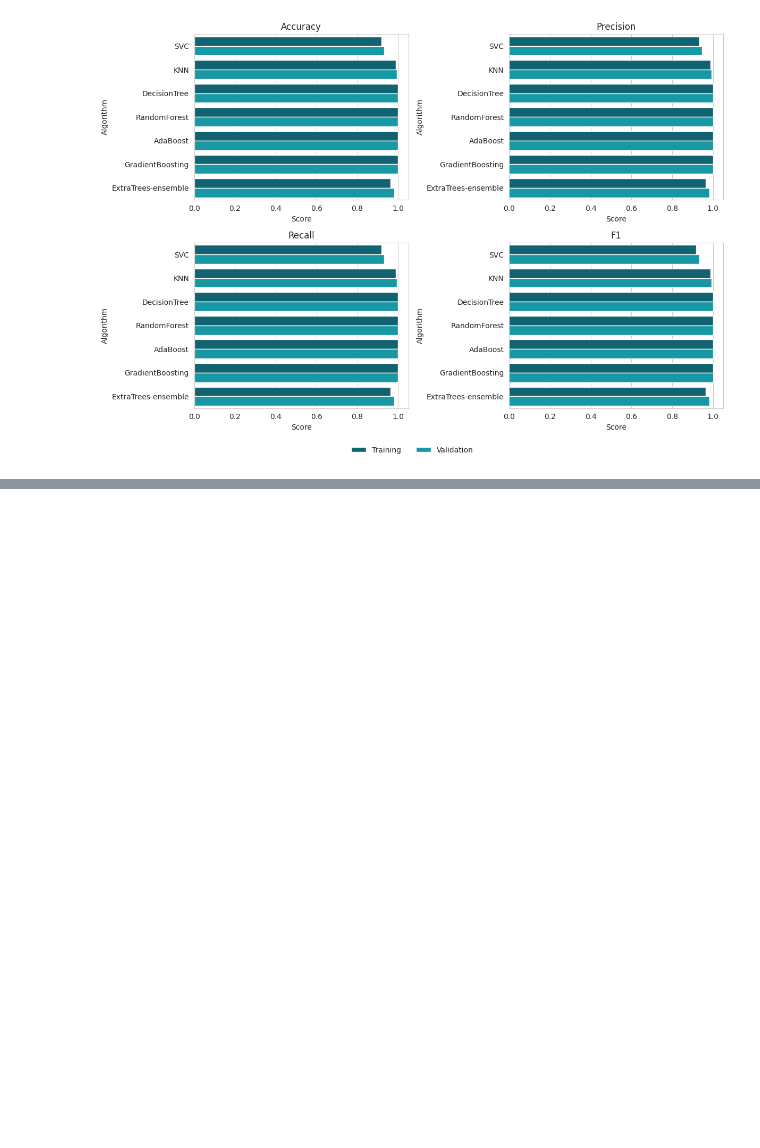
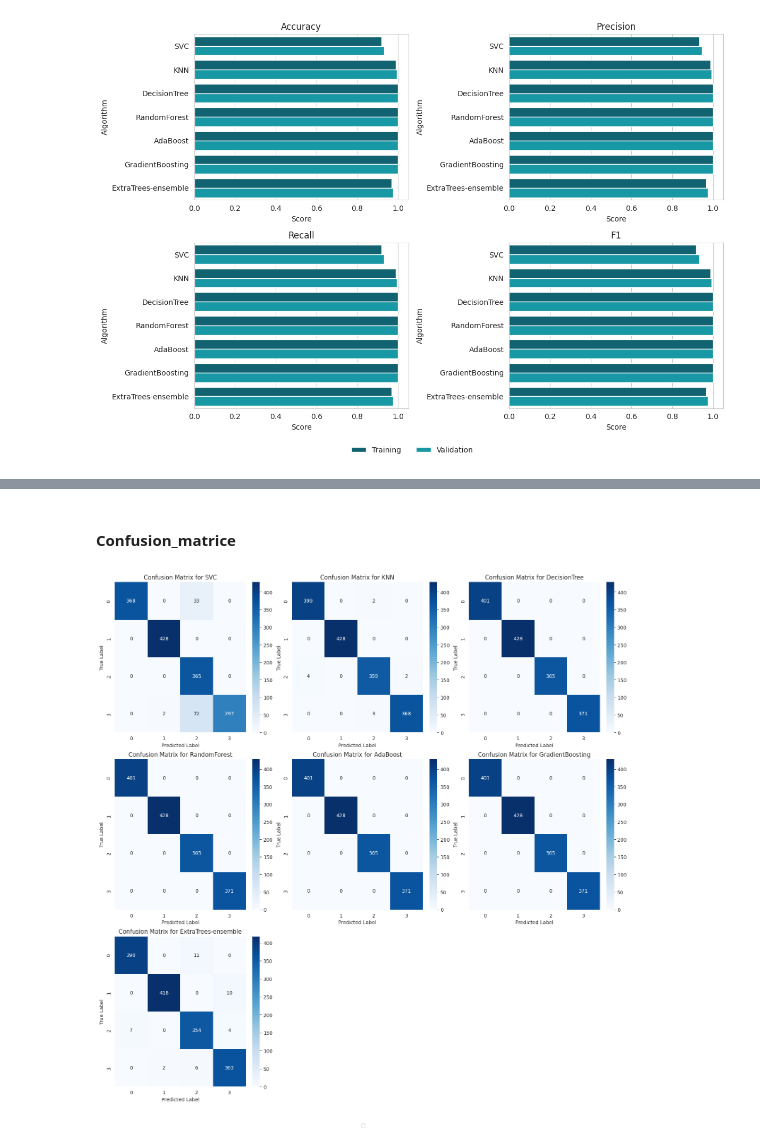
Before and after one commit to soto18/patient-priority-clustering, a Jupyter notebook: notebook/11_classification_analysis.ipynb, the cells around one changed output, grey strips where cells are left out. Drawn from its saved outputs; the diff is of its cells as text; code cells hidden in the pictures; blank space fills up the shorter version.

```diff
--- a/notebook/11_classification_analysis.ipynb
+++ b/notebook/11_classification_analysis.ipynb
@@ -38,0 +40,6 @@ evaluator.plot_confusion_matrix("SVC")
+# %% [markdown]
+#### Confusion_matrice
+# %%
+evaluator.plot_all_confusion_matrices()
+# %% [output]
+[figure, added]
```
Also changed, not shown: parts of 6 cells of this notebook, 8 other files.
